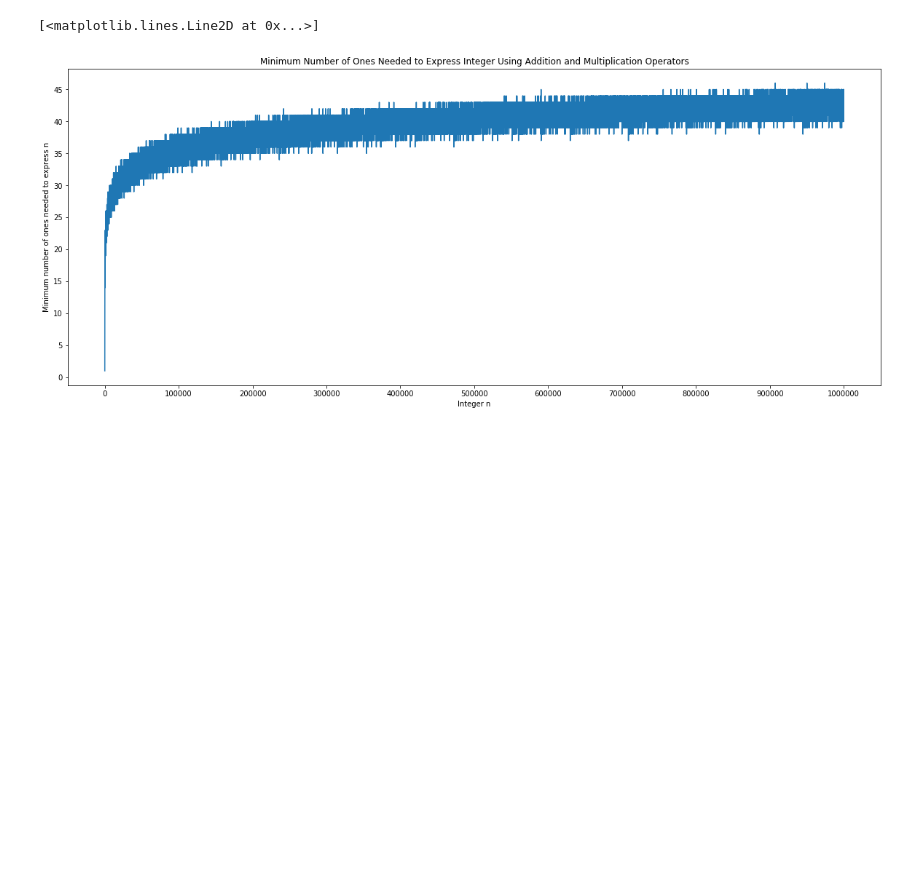
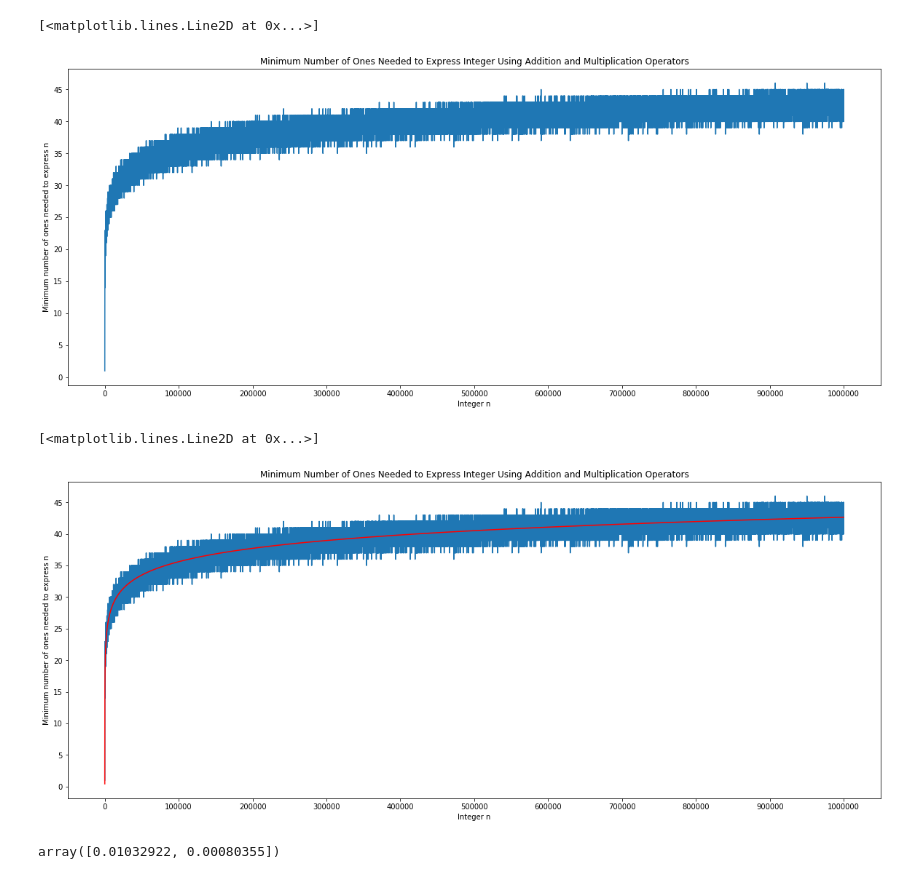
Before and after one commit to kyleclarkson/data_visualization, a Jupyter notebook: min_num_of_ones/MinNumberOfOnesExpression.ipynb, the cells around one changed output. Drawn from its saved outputs; the diff is of its cells as text; code cells hidden in the pictures; blank space fills up the shorter version.

Commit message:
Added best-fit to log function

```diff
--- a/min_num_of_ones/MinNumberOfOnesExpression.ipynb
+++ b/min_num_of_ones/MinNumberOfOnesExpression.ipynb
@@ -8,3 +9,5 @@ import matplotlib.pyplot as plt
 # Read in data
 data_location = '1000000.csv'
 df = pd.read_csv(data_location)
+x = df['number']
+y = df['rep']
@@ -26,5 +36,33 @@ plt.plot(df['number'], df['rep'])
 # %% [output]
 [<matplotlib.lines.Line2D at 0x...>]
 [figure]
+# %%
+# Define log function with params a,b to fit data to function.
+def log_func(x, a, b):
+    return a + b*np.log(x)
+# %%
+popt, pcov = curve_fit(log_func, x, y)
+# %%
+# Plot data
+# Set figure labels and size
+plt.figure(figsize=(20, 8))
+plt.title("Minimum Number of Ones Needed to Express Integer Using Addition and Multiplication Operators")
+plt.xlabel("Integer n")
+plt.ylabel("Minimum number of ones needed to express n")
+
+# Set ticks
+plt.xticks(np.arange(0, 1_000_001, 100_000))
+plt.yticks(np.arange(0, 51, 5))
+
+# Plot data
+plt.plot(x, y)
+plt.plot(x, log_func(x, *popt), 'r-')
+# %% [output]
+[<matplotlib.lines.Line2D at 0x...>]
+[figure, added]
+# %%
+np.sqrt(np.diag(pcov))
+# %% [output]
+array([0.01032922, 0.00080355])
 # %%
 # %% [output]
```
Also changed, not shown: parts of 7 cells of this notebook.
